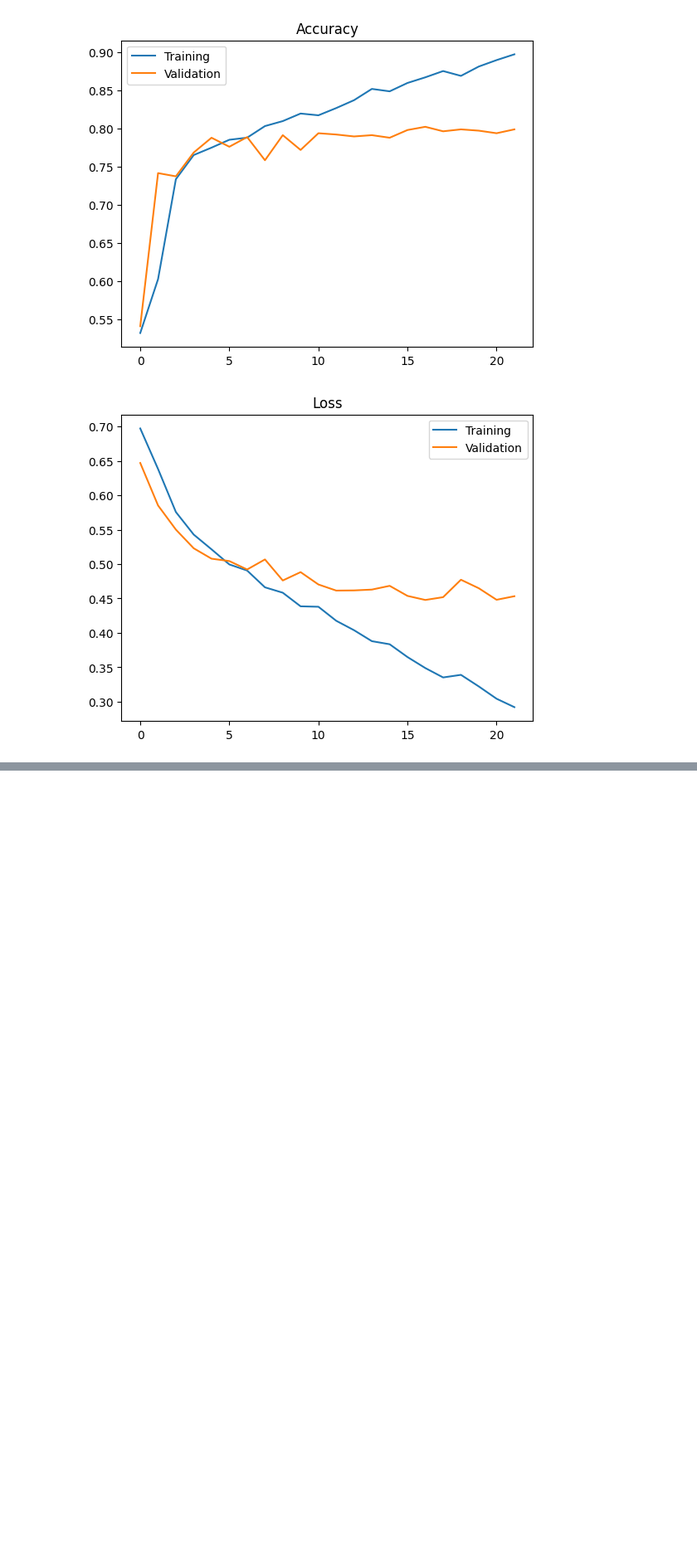
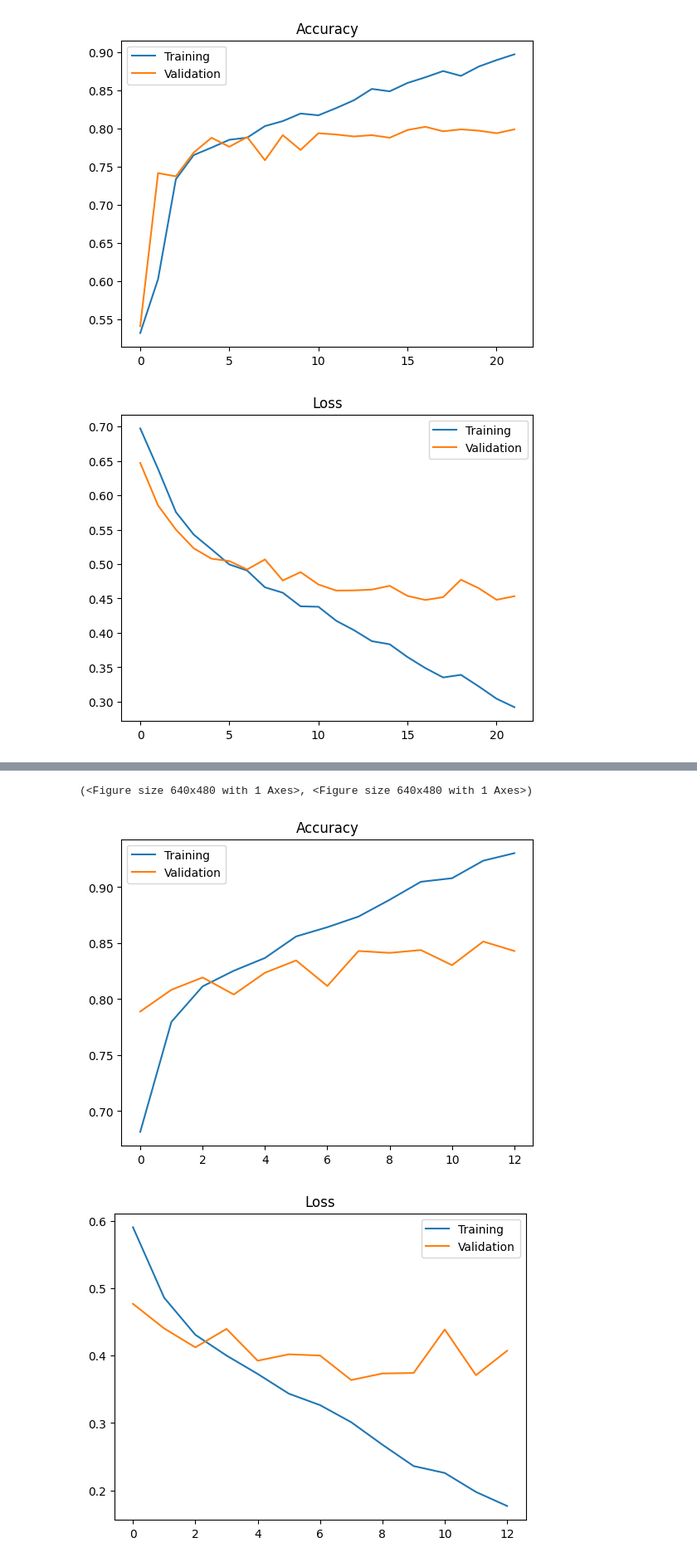
Before and after one commit to Enri98/cnn-muffin-chihuahua, a Jupyter notebook: CNN_00.ipynb, the cells around one changed output, grey strips where cells are left out. Shown at 83% size. Saved outputs shown, nothing was run; the diff lists cells and outputs as text; code cells hidden in the pictures; blank space fills up the shorter version.

Commit message:
Commit model 1.0

```diff
--- a/CNN_00.ipynb
+++ b/CNN_00.ipynb
@@ -165,0 +171,29 @@ plot_result(prev_models)
+# %%
+cnn1 = Sequential()
+
+# Convolution 1
+cnn1.add(Conv2D(filters=32,
+                kernel_size=(3,3),
+                activation='relu',
+                input_shape = image_shape))
+cnn1.add(MaxPooling2D(pool_size=(2,2)))
+cnn1.add(Dropout(0.1))
+
+# Convolution 2
+cnn1.add(Conv2D(filters=32,
+                kernel_size=(3,3),
+                activation='relu'))
+cnn1.add(MaxPooling2D(pool_size=(2,2)))
+cnn1.add(Dropout(0.1))
+
+# Dense layer
+cnn1.add(Flatten())
+cnn1.add(Dense(units=32,
+               activation='relu'))
+cnn1.add(Dropout(0.2))
+
+
+# Output layer
+cnn1.add(Flatten())
+cnn1.add(Dense(units=1,
+               activation='sigmoid'))
@@ -165,0 +220,9 @@ plot_result(prev_models)
+# %%
+cnn1.compile(optimizer='adam',
+                 loss='binary_crossentropy',
+                 metrics=['accuracy'])
+# %%
+prev_models = cnn1.fit(x = training_set,
+                           validation_data = test_set,
+                           epochs = 25,
+                           callbacks = stop_early)
@@ -165,0 +247,6 @@ plot_result(prev_models)
+# %%
+plot_result(prev_models)
+# %% [output]
+(<Figure size 640x480 with 1 Axes>, <Figure size 640x480 with 1 Axes>)
+[figure, added]
+[figure, added]
```
Also changed, not shown: parts of 8 cells of this notebook.
